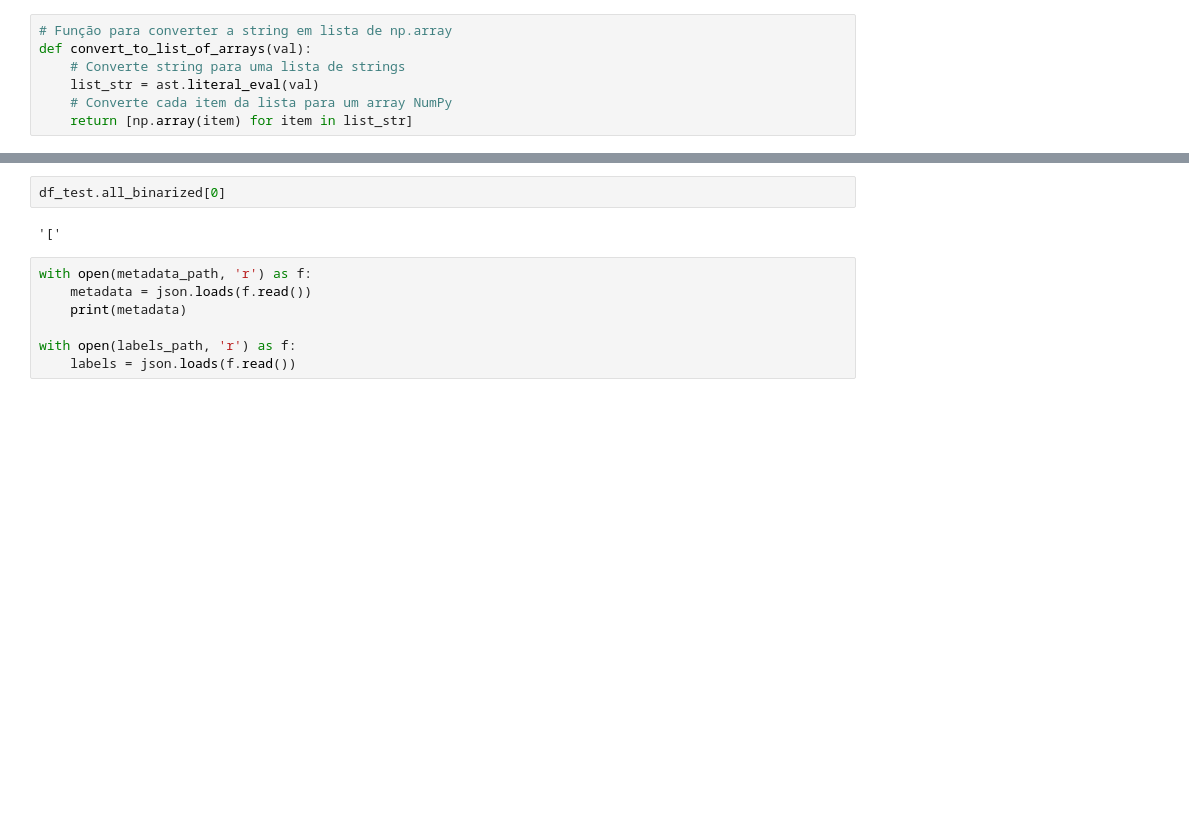
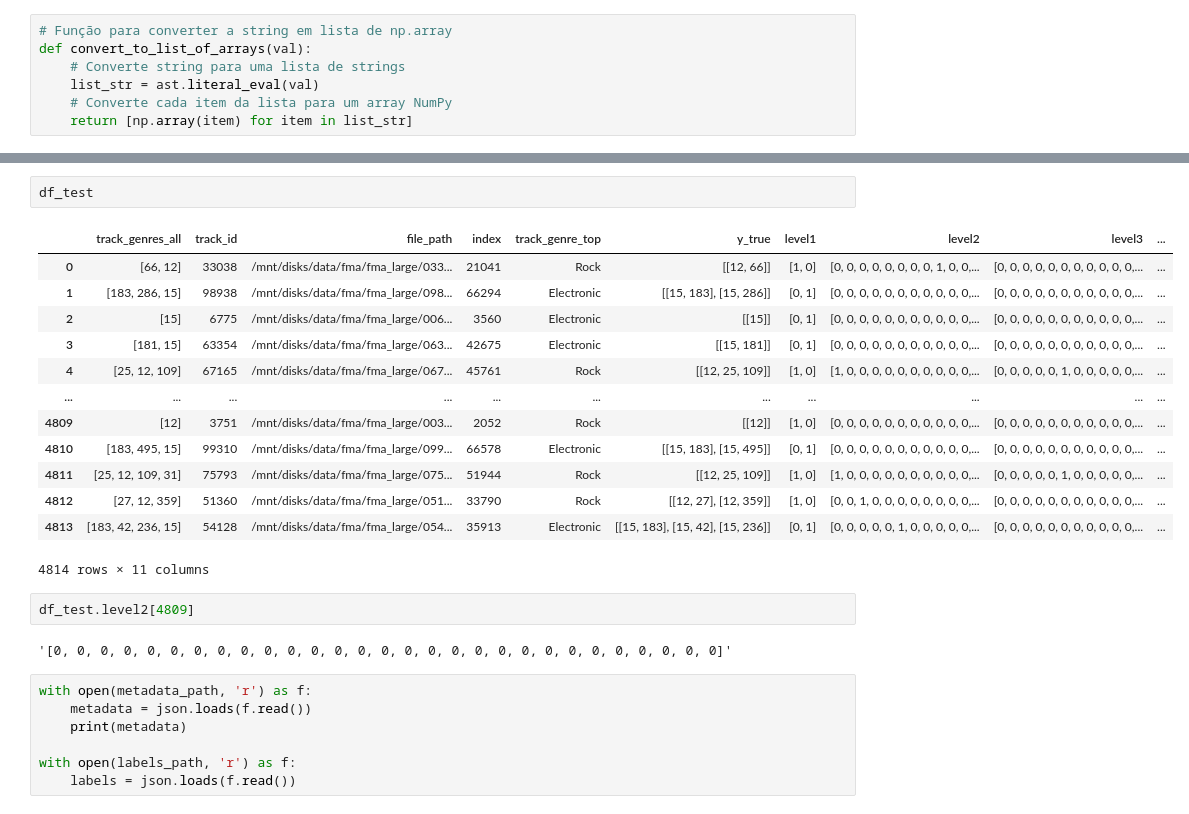
Before and after one commit to Sette/hmc_torch, a Jupyter notebook: Inference.ipynb, the cells around one changed output, grey strips where cells are left out. Drawn from its saved outputs; the diff is of its cells as text; blank space fills up the shorter version.

```diff
--- a/Inference.ipynb
+++ b/Inference.ipynb
@@ -40,7 +38,23 @@ ValueError: malformed node or string on line 1: <ast.Call object at 0x...>
 # %%
-df_test.all_binarized[0]
+df_test
 # %% [output]
+|  | track_genres_all | track_id | file_path | index | track_genre_top | y_true | level1 | level2 | level3 | ... |
+| 0 | [66, 12] | 33038 | /mnt/disks/data/fma/fma_large/033... | 21041 | Rock | [[12, 66]] | [1, 0] | [0, 0, 0, 0, 0, 0, 0, 0, 1, 0, 0,... | [0, 0, 0, 0, 0, 0, 0, 0, 0, 0, 0,... | ... |
+| 1 | [183, 286, 15] | 98938 | /mnt/disks/data/fma/fma_large/098... | 66294 | Electronic | [[15, 183], [15, 286]] | [0, 1] | [0, 0, 0, 0, 0, 0, 0, 0, 0, 0, 0,... | [0, 0, 0, 0, 0, 0, 0, 0, 0, 0, 0,... | ... |
+| 2 | [15] | 6775 | /mnt/disks/data/fma/fma_large/006... | 3560 | Electronic | [[15]] | [0, 1] | [0, 0, 0, 0, 0, 0, 0, 0, 0, 0, 0,... | [0, 0, 0, 0, 0, 0, 0, 0, 0, 0, 0,... | ... |
+| 3 | [181, 15] | 63354 | /mnt/disks/data/fma/fma_large/063... | 42675 | Electronic | [[15, 181]] | [0, 1] | [0, 0, 0, 0, 0, 0, 0, 0, 0, 0, 0,... | [0, 0, 0, 0, 0, 0, 0, 0, 0, 0, 0,... | ... |
+| 4 | [25, 12, 109] | 67165 | /mnt/disks/data/fma/fma_large/067... | 45761 | Rock | [[12, 25, 109]] | [1, 0] | [1, 0, 0, 0, 0, 0, 0, 0, 0, 0, 0,... | [0, 0, 0, 0, 0, 1, 0, 0, 0, 0, 0,... | ... |
+| ... | ... | ... | ... | ... | ... | ... | ... | ... | ... | ... |
+| 4809 | [12] | 3751 | /mnt/disks/data/fma/fma_large/003... | 2052 | Rock | [[12]] | [1, 0] | [0, 0, 0, 0, 0, 0, 0, 0, 0, 0, 0,... | [0, 0, 0, 0, 0, 0, 0, 0, 0, 0, 0,... | ... |
+| 4810 | [183, 495, 15] | 99310 | /mnt/disks/data/fma/fma_large/099... | 66578 | Electronic | [[15, 183], [15, 495]] | [0, 1] | [0, 0, 0, 0, 0, 0, 0, 0, 0, 0, 0,... | [0, 0, 0, 0, 0, 0, 0, 0, 0, 0, 0,... | ... |
+| 4811 | [25, 12, 109, 31] | 75793 | /mnt/disks/data/fma/fma_large/075... | 51944 | Rock | [[12, 25, 109]] | [1, 0] | [1, 0, 0, 0, 0, 0, 0, 0, 0, 0, 0,... | [0, 0, 0, 0, 0, 1, 0, 0, 0, 0, 0,... | ... |
+| 4812 | [27, 12, 359] | 51360 | /mnt/disks/data/fma/fma_large/051... | 33790 | Rock | [[12, 27], [12, 359]] | [1, 0] | [0, 0, 1, 0, 0, 0, 0, 0, 0, 0, 0,... | [0, 0, 0, 0, 0, 0, 0, 0, 0, 0, 0,... | ... |
+| 4813 | [183, 42, 236, 15] | 54128 | /mnt/disks/data/fma/fma_large/054... | 35913 | Electronic | [[15, 183], [15, 42], [15, 236]] | [0, 1] | [0, 0, 0, 0, 0, 1, 0, 0, 0, 0, 0,... | [0, 0, 0, 0, 0, 0, 0, 0, 0, 0, 0,... | ... |
-'['
+4814 rows × 11 columns
+# %%
+df_test.level2[4809]
+# %% [output]
+'[0, 0, 0, 0, 0, 0, 0, 0, 0, 0, 0, 0, 0, 0, 0, 0, 0, 0, 0, 0, 0, 0, 0, 0, 0, 0, 0, 0, 0]'
 # %%
 with open(metadata_path, 'r') as f:
     metadata = json.loads(f.read())
```
Also changed, not shown: parts of 12 cells of this notebook, 6 other files.
